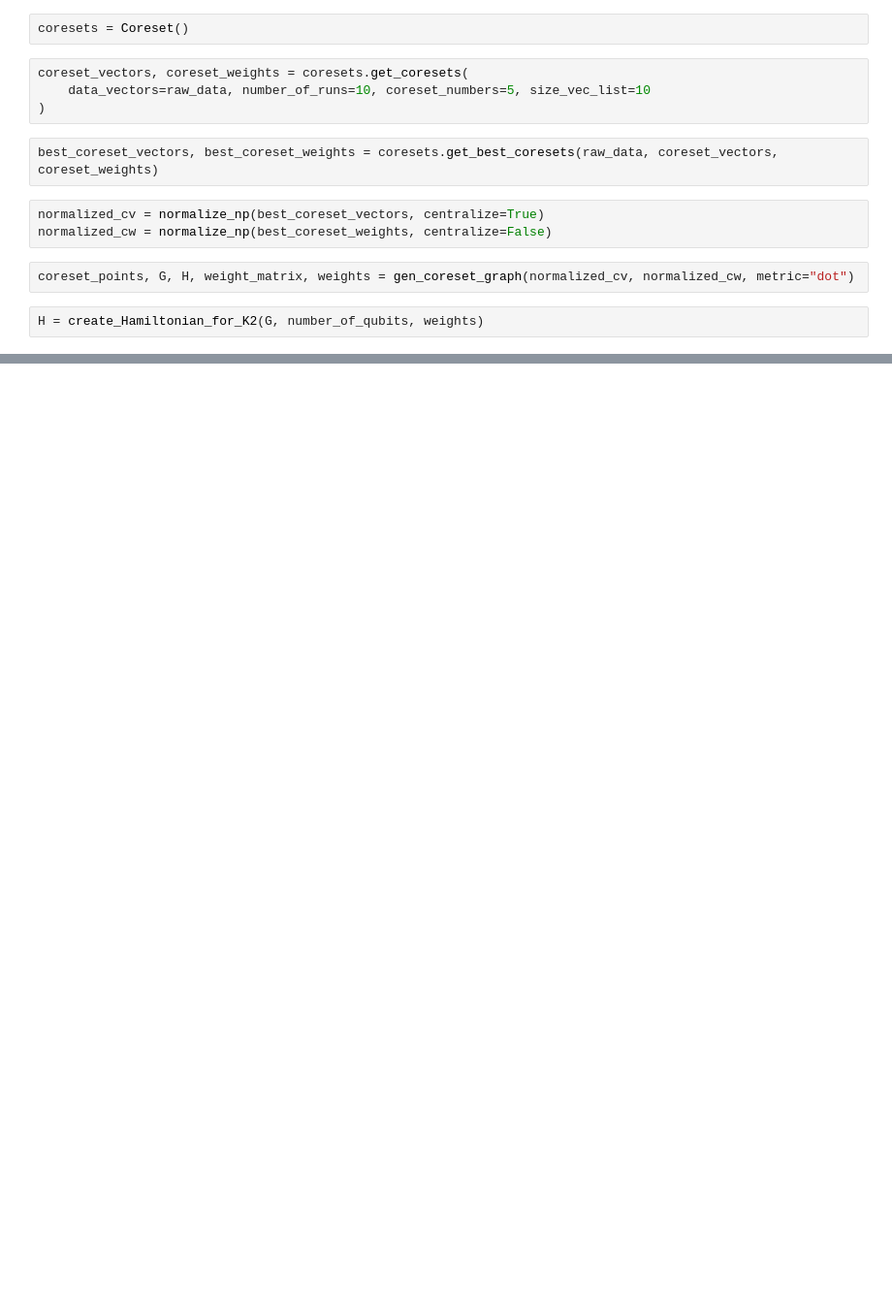
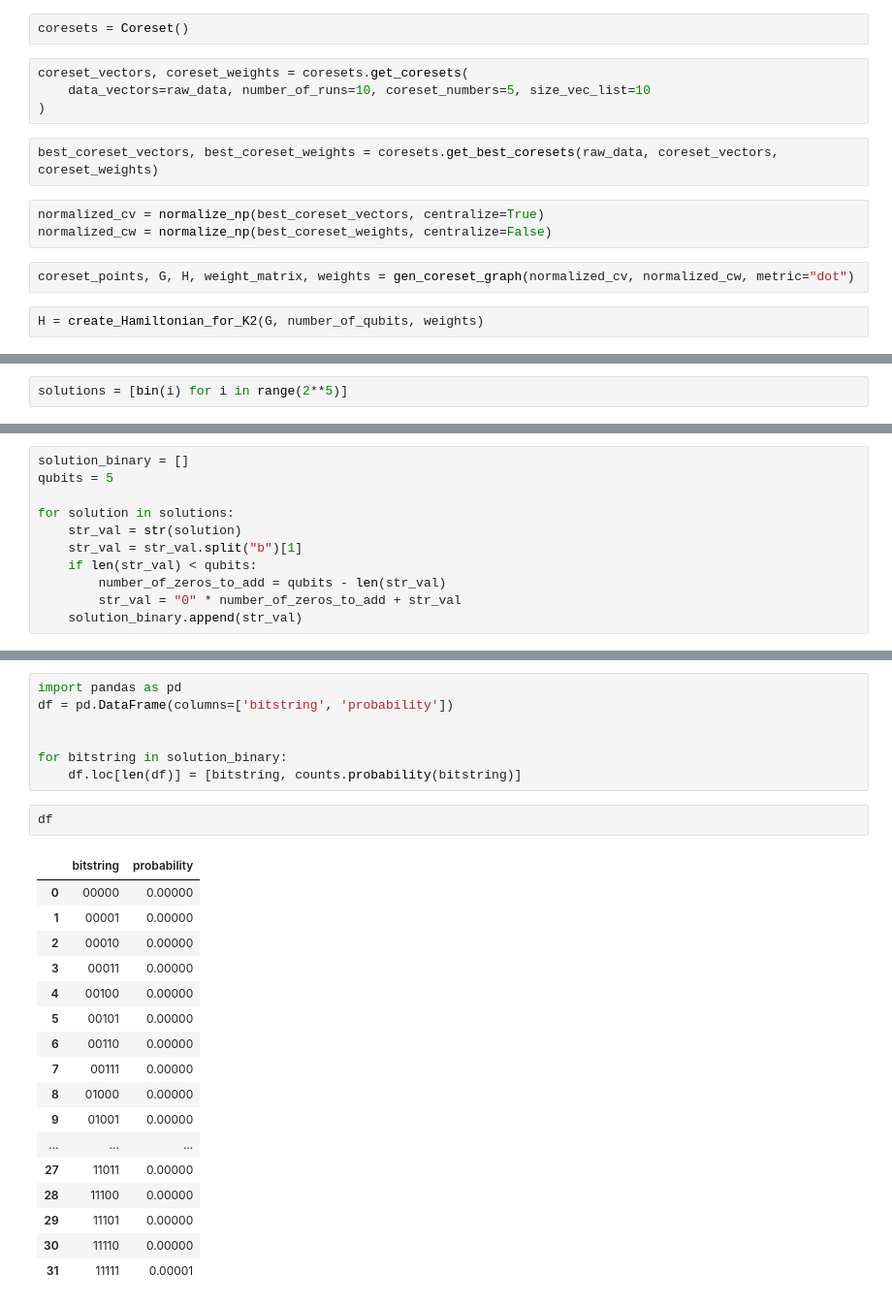
Before and after one commit to Boniface316/bigdata_vqa, a Jupyter notebook: experiments/current_experiments/week2 - load_data.ipynb, the cells around one changed output, grey strips where cells are left out. Shown at 97% size. Cells and saved outputs as stored; diff of their text form; blank space fills up the shorter version.

```diff
--- a/experiments/current_experiments/week2 - load_data.ipynb
+++ b/experiments/current_experiments/week2 - load_data.ipynb
@@ -82,0 +88,2 @@ probs_table
+# %%
+solutions = [bin(i) for i in range(2**5)]
@@ -82,0 +110,11 @@ probs_table
+# %%
+solution_binary = []
+qubits = 5
+
+for solution in solutions:
+    str_val = str(solution)
+    str_val = str_val.split("b")[1]
+    if len(str_val) < qubits:
+        number_of_zeros_to_add = qubits - len(str_val)
+        str_val = "0" * number_of_zeros_to_add + str_val
+    solution_binary.append(str_val)
@@ -82,0 +143,27 @@ probs_table
+# %%
+import pandas as pd
+df = pd.DataFrame(columns=['bitstring', 'probability'])
+
+
+for bitstring in solution_binary:
+    df.loc[len(df)] = [bitstring, counts.probability(bitstring)]
+# %%
+df
+# %% [output]
+|  | bitstring | probability |
+| 0 | 00000 | 0.00000 |
+| 1 | 00001 | 0.00000 |
+| 2 | 00010 | 0.00000 |
+| 3 | 00011 | 0.00000 |
+| 4 | 00100 | 0.00000 |
+| 5 | 00101 | 0.00000 |
+| 6 | 00110 | 0.00000 |
+| 7 | 00111 | 0.00000 |
+| 8 | 01000 | 0.00000 |
+| 9 | 01001 | 0.00000 |
+| ... | ... | ... |
+| 27 | 11011 | 0.00000 |
+| 28 | 11100 | 0.00000 |
+| 29 | 11101 | 0.00000 |
+| 30 | 11110 | 0.00000 |
+| 31 | 11111 | 0.00001 |
```
Also changed, not shown: parts of 6 cells of this notebook, 5 other files.
